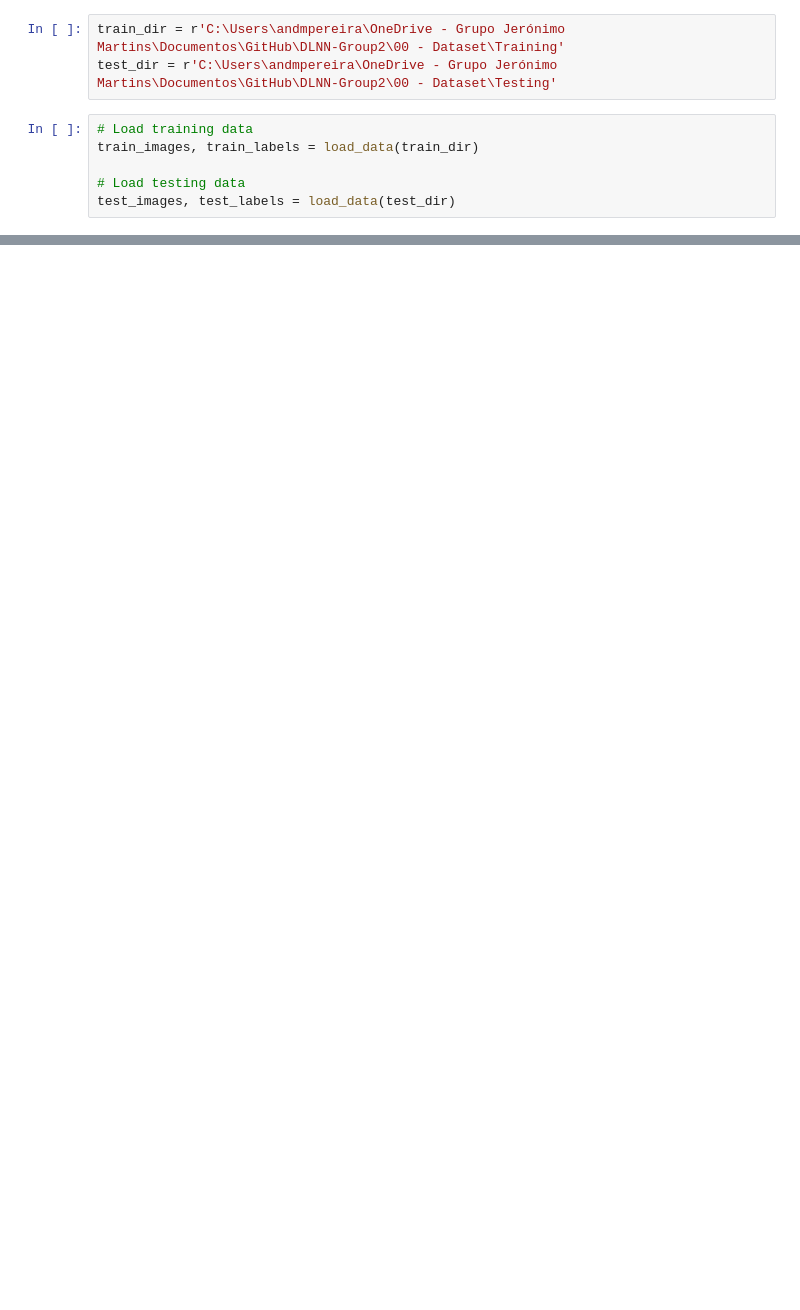
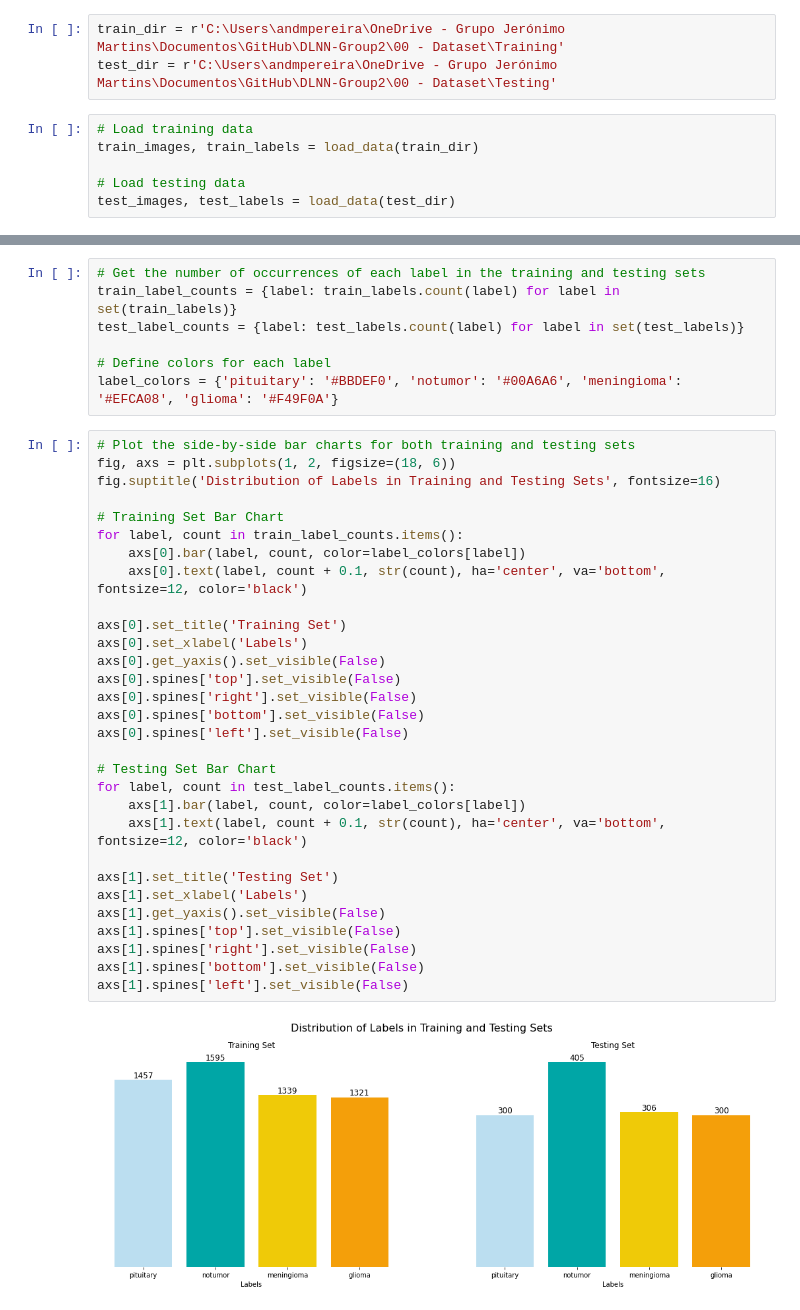
Before and after one commit to f-antelo/DLNN-Group2, a Jupyter notebook: 02 - Final Notebook/Data Exploration.ipynb, the cells around one changed output, grey strips where cells are left out. Cells and saved outputs as stored; diff of their text form; blank space fills up the shorter version.

```diff
--- a/02 - Final Notebook/Data Exploration.ipynb
+++ b/02 - Final Notebook/Data Exploration.ipynb
@@ -42,0 +71,39 @@ test_images, test_labels = load_data(test_dir)
+# %%
+# Get the number of occurrences of each label in the training and testing sets
+train_label_counts = {label: train_labels.count(label) for label in set(train_labels)}
+test_label_counts = {label: test_labels.count(label) for label in set(test_labels)}
+
+# Define colors for each label
+label_colors = {'pituitary': '#BBDEF0', 'notumor': '#00A6A6', 'meningioma': '#EFCA08', 'glioma': '#F49F0A'}
+# %%
+# Plot the side-by-side bar charts for both training and testing sets
+fig, axs = plt.subplots(1, 2, figsize=(18, 6))
+fig.suptitle('Distribution of Labels in Training and Testing Sets', fontsize=16)
+
+# Training Set Bar Chart
+for label, count in train_label_counts.items():
+    axs[0].bar(label, count, color=label_colors[label])
+    axs[0].text(label, count + 0.1, str(count), ha='center', va='bottom', fontsize=12, color='black')
+
+axs[0].set_title('Training Set')
+axs[0].set_xlabel('Labels')
+axs[0].get_yaxis().set_visible(False)
+axs[0].spines['top'].set_visible(False)
+axs[0].spines['right'].set_visible(False)
+axs[0].spines['bottom'].set_visible(False)
+axs[0].spines['left'].set_visible(False)
+
+# Testing Set Bar Chart
+for label, count in test_label_counts.items():
+    axs[1].bar(label, count, color=label_colors[label])
+    axs[1].text(label, count + 0.1, str(count), ha='center', va='bottom', fontsize=12, color='black')
+
+axs[1].set_title('Testing Set')
+axs[1].set_xlabel('Labels')
+axs[1].get_yaxis().set_visible(False)
+axs[1].spines['top'].set_visible(False)
+axs[1].spines['right'].set_visible(False)
+axs[1].spines['bottom'].set_visible(False)
+axs[1].spines['left'].set_visible(False)
+# %% [output]
+[figure, added]
```
Also changed, not shown: parts of 7 cells of this notebook.
